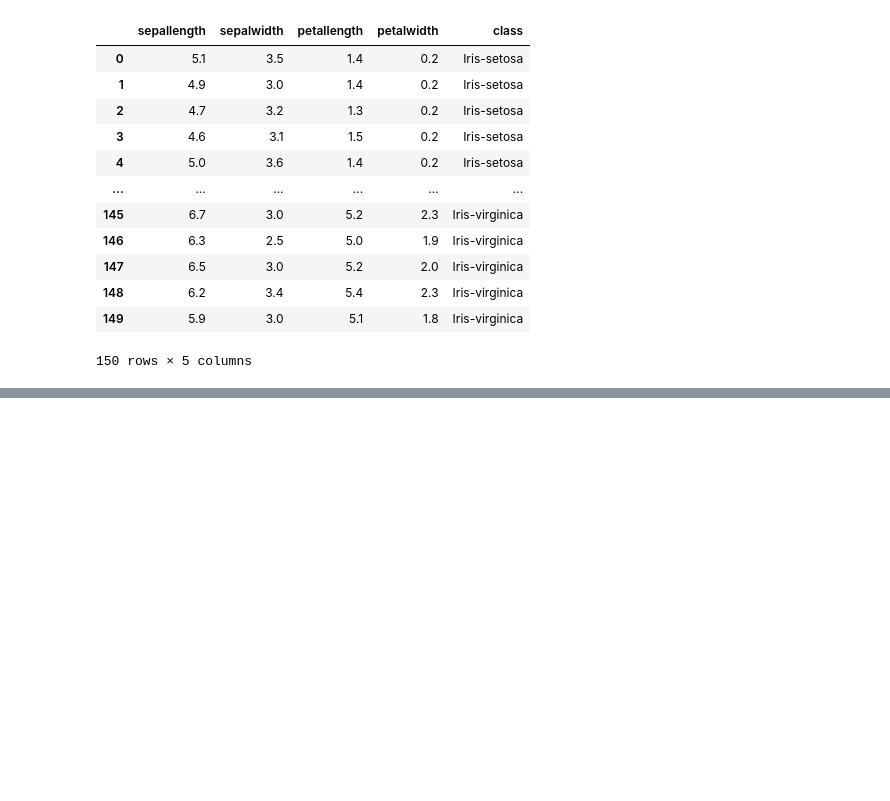
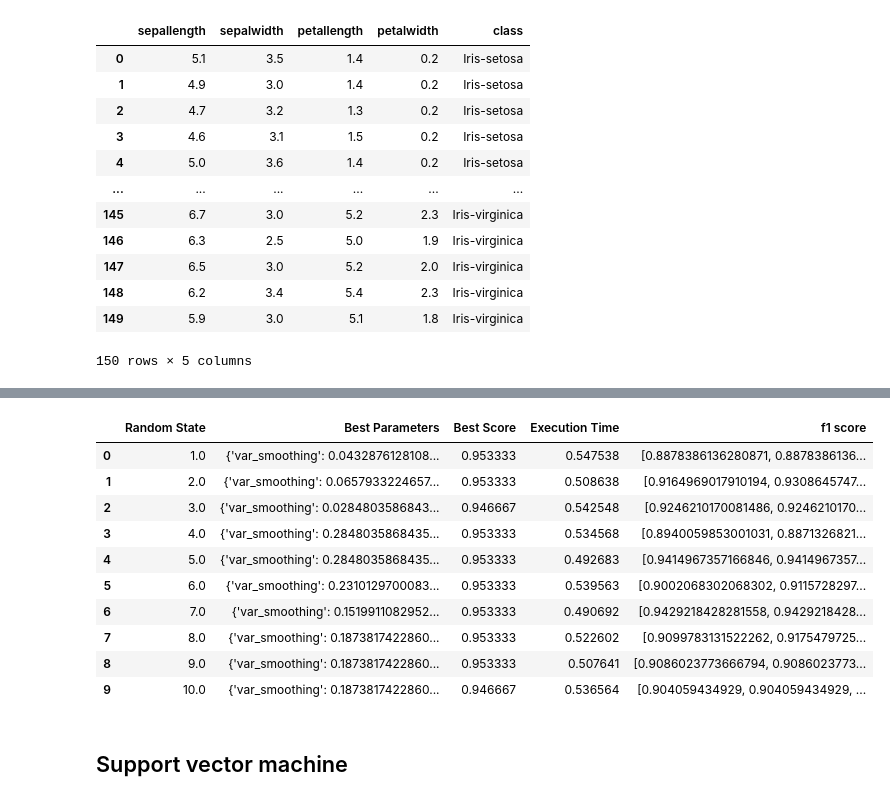
Before and after one commit to ModithaSubasinghe/Classification-Algorithms, a Jupyter notebook: Classification.ipynb, the cells around one changed output, grey strips where cells are left out. Saved outputs shown, nothing was run; the diff lists cells and outputs as text; code cells hidden in the pictures; blank space fills up the shorter version.

```diff
--- a/Classification.ipynb
+++ b/Classification.ipynb
@@ -31,0 +166,21 @@ iris_df
+# %%
+GNB = GaussianNB()
+
+var_smoothing= np.logspace(0,-9, num=100)
+GNB_grid=dict(var_smoothing=var_smoothing)
+# %%
+clasification(GNB,GNB_grid,iris_x_scaled,iris_y)
+# %% [output]
+|  | Random State | Best Parameters | Best Score | Execution Time | f1 score |
+| 0 | 1.0 | {'var_smoothing': 0.0432876128108... | 0.953333 | 0.547538 | [0.8878386136280871, 0.8878386136... |
+| 1 | 2.0 | {'var_smoothing': 0.0657933224657... | 0.953333 | 0.508638 | [0.9164969017910194, 0.9308645747... |
+| 2 | 3.0 | {'var_smoothing': 0.0284803586843... | 0.946667 | 0.542548 | [0.9246210170081486, 0.9246210170... |
+| 3 | 4.0 | {'var_smoothing': 0.2848035868435... | 0.953333 | 0.534568 | [0.8940059853001031, 0.8871326821... |
+| 4 | 5.0 | {'var_smoothing': 0.2848035868435... | 0.953333 | 0.492683 | [0.9414967357166846, 0.9414967357... |
+| 5 | 6.0 | {'var_smoothing': 0.2310129700083... | 0.953333 | 0.539563 | [0.9002068302068302, 0.9115728297... |
+| 6 | 7.0 | {'var_smoothing': 0.1519911082952... | 0.953333 | 0.490692 | [0.9429218428281558, 0.9429218428... |
+| 7 | 8.0 | {'var_smoothing': 0.1873817422860... | 0.953333 | 0.522602 | [0.9099783131522262, 0.9175479725... |
+| 8 | 9.0 | {'var_smoothing': 0.1873817422860... | 0.953333 | 0.507641 | [0.9086023773666794, 0.9086023773... |
+| 9 | 10.0 | {'var_smoothing': 0.1873817422860... | 0.946667 | 0.536564 | [0.904059434929, 0.904059434929, ... |
+# %% [markdown]
+## Support vector machine
```
Also changed, not shown: parts of 33 cells of this notebook.
